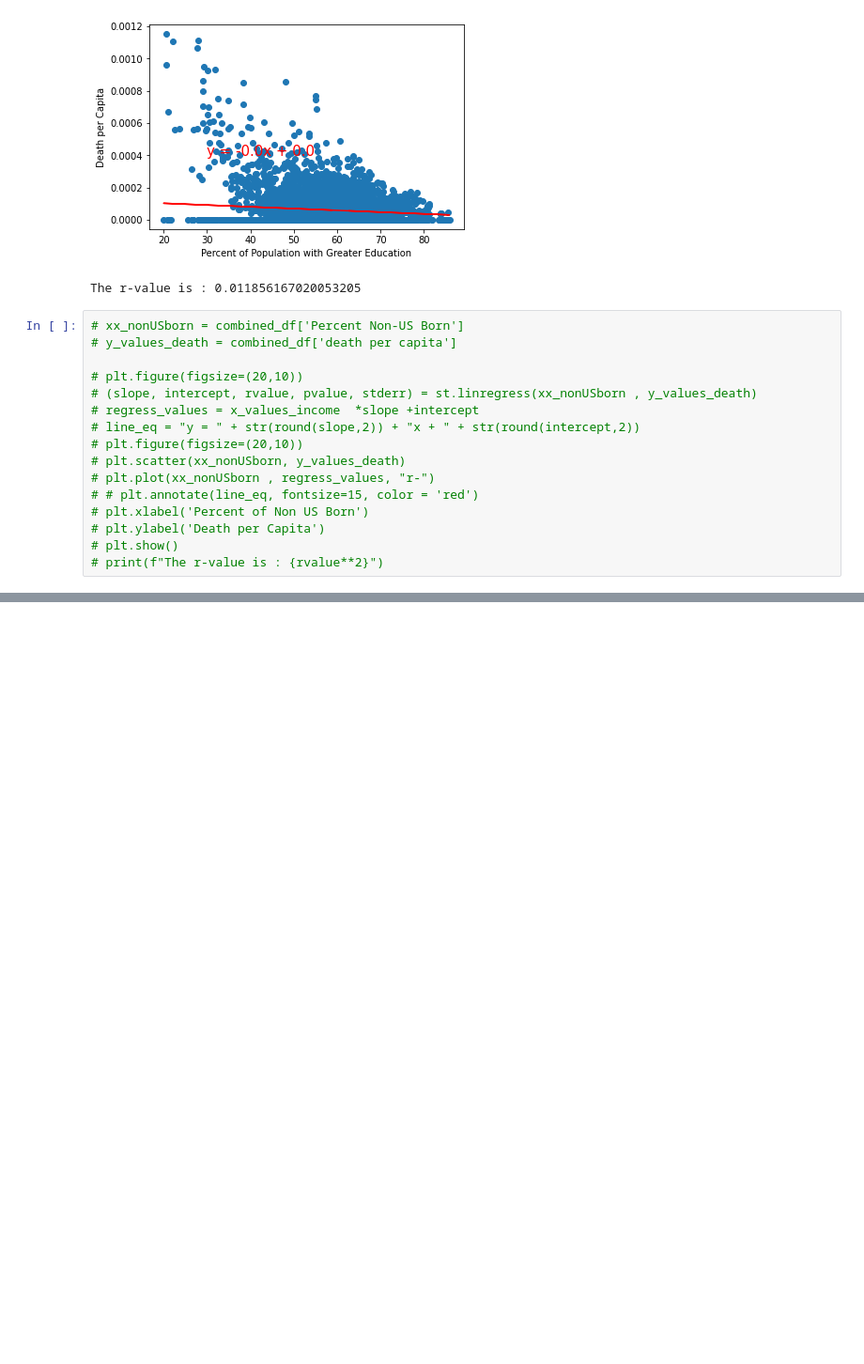
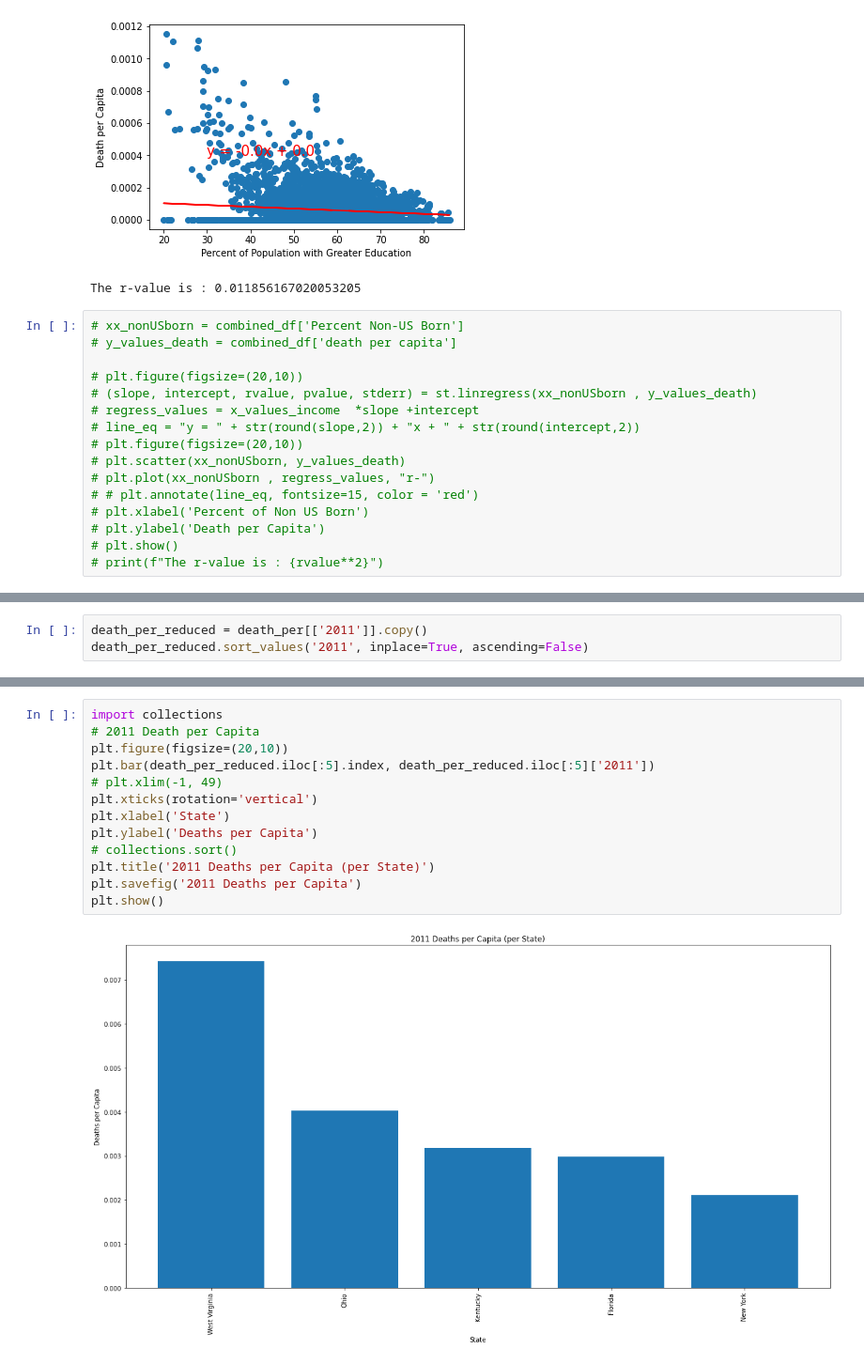
Before and after one commit to BrianMcLane/Opioid_Deaths_In_USA, a Jupyter notebook: project-one/flabs_Tues10.ipynb, the cells around one changed output, grey strips where cells are left out. Shown at 94% size. Drawn from its saved outputs; the diff is of its cells as text; blank space fills up the shorter version.

```diff
--- a/project-one/flabs_Tues10.ipynb
+++ b/project-one/flabs_Tues10.ipynb
@@ -1005,0 +1126,3 @@ The r-value is : 0.011856167020053205
+# %%
+death_per_reduced = death_per[['2011']].copy()
+death_per_reduced.sort_values('2011', inplace=True, ascending=False)
@@ -1005,0 +1148,15 @@ The r-value is : 0.011856167020053205
+# %%
+import collections
+# 2011 Death per Capita
+plt.figure(figsize=(20,10))
+plt.bar(death_per_reduced.iloc[:5].index, death_per_reduced.iloc[:5]['2011'])
+# plt.xlim(-1, 49)
+plt.xticks(rotation='vertical')
+plt.xlabel('State')
+plt.ylabel('Deaths per Capita')
+# collections.sort()
+plt.title('2011 Deaths per Capita (per State)')
+plt.savefig('2011 Deaths per Capita')
+plt.show()
+# %% [output]
+[figure, added]
```
Also changed, not shown: parts of 25 cells of this notebook, 3 other files.
